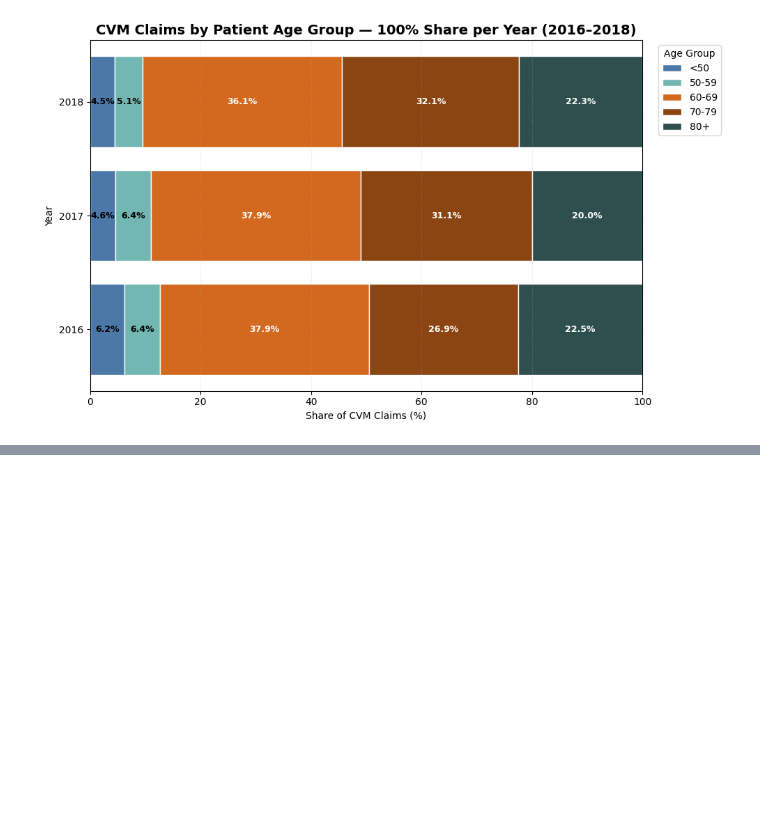
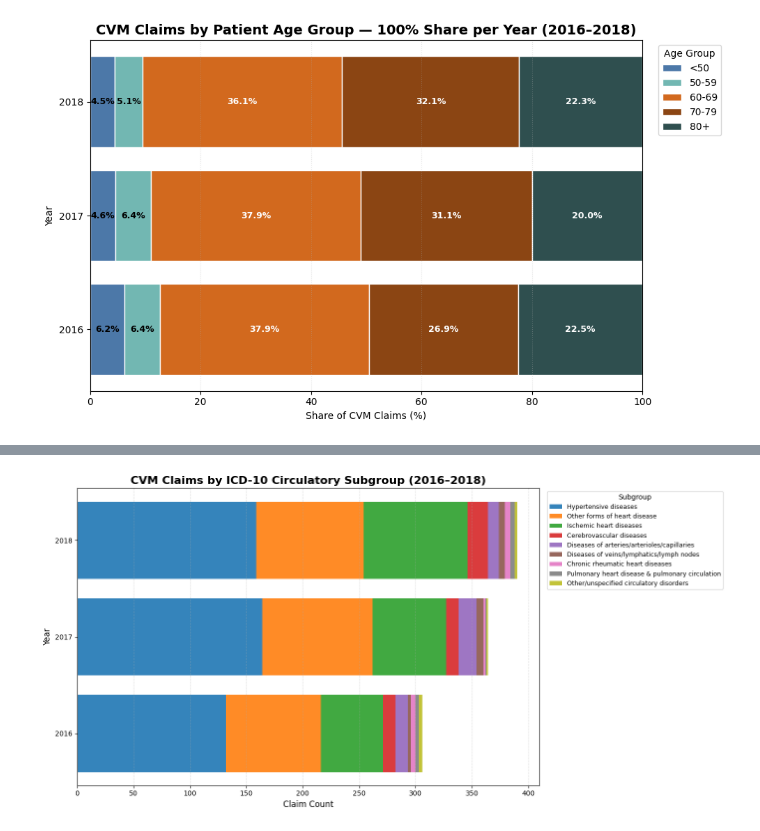
Before and after one commit to w14715953826/BIA-810_Aylin-Wang_Midterm_Syntegra-datasets, a Jupyter notebook: BIA 810_Aylin Wang_Mid Term Data Analysis.ipynb, the cells around one changed output, grey strips where cells are left out. Drawn from its saved outputs; the diff is of its cells as text; code cells hidden in the pictures; blank space fills up the shorter version.

```diff
--- a/BIA 810_Aylin Wang_Mid Term Data Analysis.ipynb
+++ b/BIA 810_Aylin Wang_Mid Term Data Analysis.ipynb
@@ -1742,0 +1899,36 @@ clean_table
+# %%
+import numpy as np
+import matplotlib.pyplot as plt
+
+# Reorder rows so 2018 is on top
+plot_df = cv_seg[["2018", "2017", "2016"]].T
+
+# Larger figure for clarity
+fig, ax = plt.subplots(figsize=(14, 7))  # wider and taller
+
+# Horizontal stacked bar chart
+left = np.zeros(len(plot_df))
+for subgroup in plot_df.columns:
+    vals = plot_df[subgroup].values
+    ax.barh(plot_df.index, vals, left=left, label=subgroup, alpha=0.9)
+    left += vals
+
+# Formatting
+ax.set_title("CVM Claims by ICD-10 Circulatory Subgroup (2016–2018)",
+             fontsize=16, fontweight="bold")
+ax.set_xlabel("Claim Count", fontsize=12)
+ax.set_ylabel("Year", fontsize=12)
+
+# Show grid for readability
+ax.grid(axis='x', linestyle='--', alpha=0.4)
+
+# Put highest year (2018) on top
+ax.invert_yaxis()
+
+# Move legend outside, more compact
+ax.legend(title="Subgroup", bbox_to_anchor=(1.01, 1), loc='upper left', fontsize=9)
+
+plt.tight_layout()
+plt.show()
+# %% [output]
+[figure, added]
```
Also changed, not shown: parts of 3 cells of this notebook.
